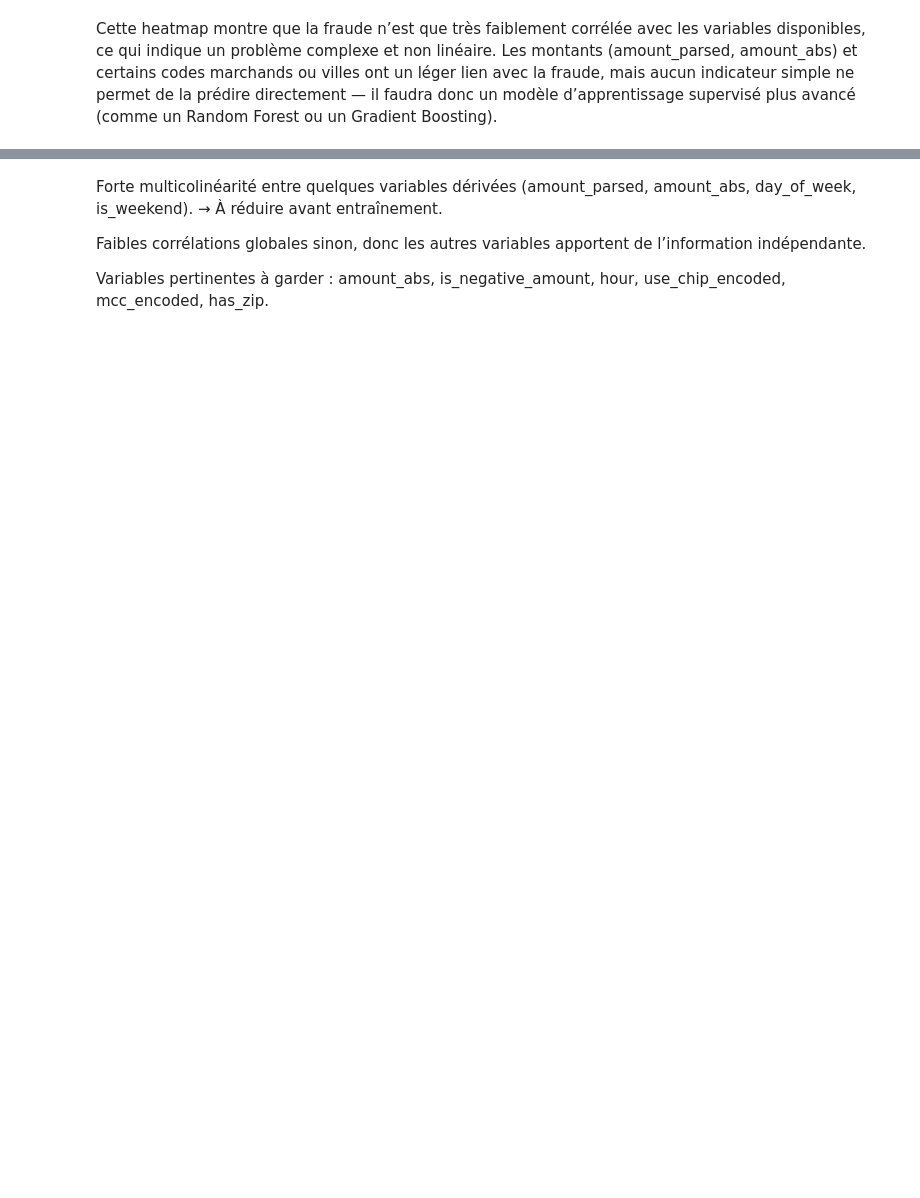
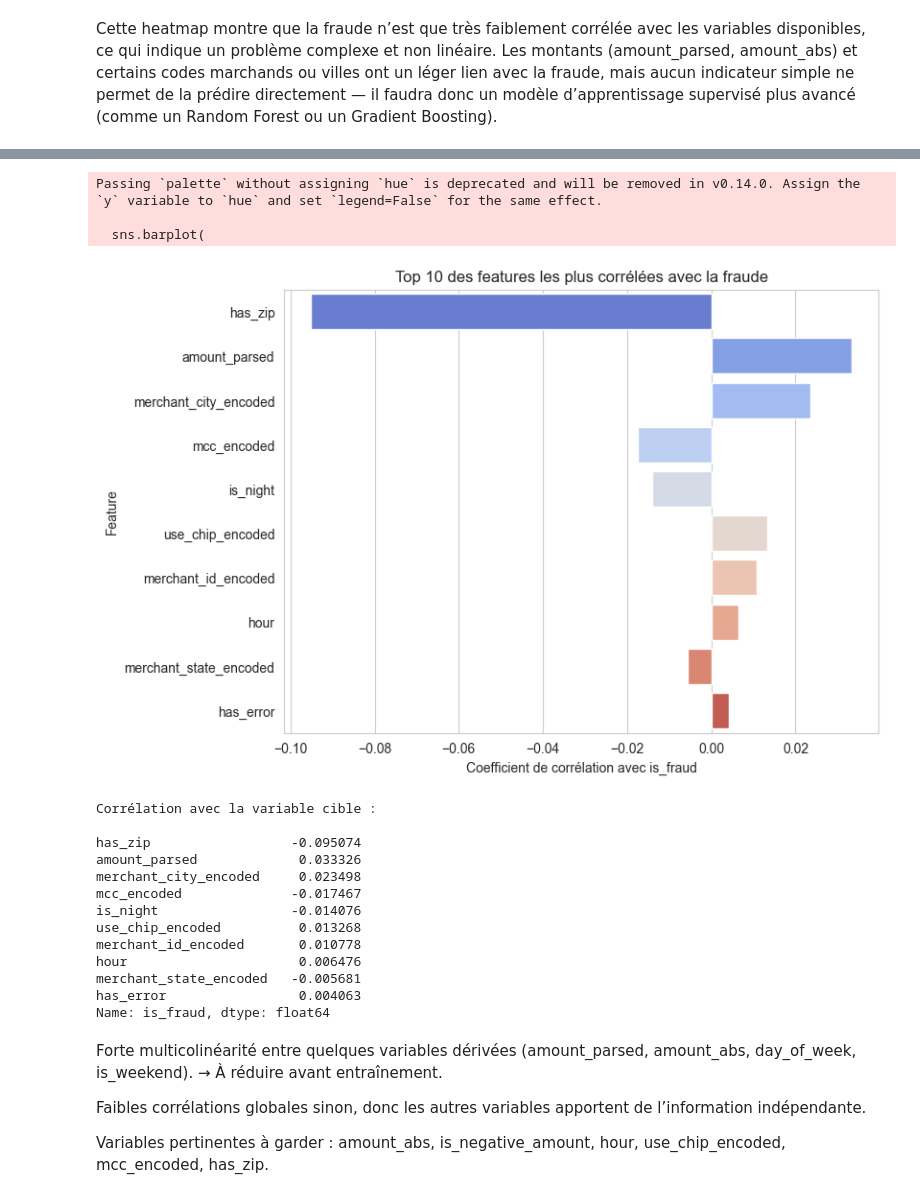
Before and after one commit to Tailroil/hackaton_finance_team2, a Jupyter notebook: notebooks/preprocessing.ipynb, the cells around one changed output, grey strips where cells are left out. Saved outputs shown, nothing was run; the diff lists cells and outputs as text; code cells hidden in the pictures; blank space fills up the shorter version.

```diff
--- a/notebooks/preprocessing.ipynb
+++ b/notebooks/preprocessing.ipynb
@@ -455,3 +475,40 @@ plt.show()
+# %%
+# Corrélation avec la variable cible
+target_corr = tx_processed[feature_cols + ['is_fraud']].corr()['is_fraud'].drop('is_fraud').sort_values(key=abs, ascending=False)
+
+# Afficher les 10 plus corrélées
+plt.figure(figsize=(8,6))
+sns.barplot(
+    x=target_corr.head(10).values,
+    y=target_corr.head(10).index,
+    palette='coolwarm'
+)
+plt.title("Top 10 des features les plus corrélées avec la fraude")
+plt.xlabel("Coefficient de corrélation avec is_fraud")
+plt.ylabel("Feature")
+plt.show()
+
+# Impression des valeurs
+print("Corrélation avec la variable cible :\n")
+print(target_corr.head(10))
+# %% [output]
+Passing `palette` without assigning `hue` is deprecated and will be removed in v0.14.0. Assign the `y` variable to `hue` and set `legend=False` for the same effect.
+
+  sns.barplot(
+[figure, added]
+Corrélation avec la variable cible :
+
+has_zip                  -0.095074
+amount_parsed             0.033326
+merchant_city_encoded     0.023498
+mcc_encoded              -0.017467
+is_night                 -0.014076
+use_chip_encoded          0.013268
+merchant_id_encoded       0.010778
+hour                      0.006476
+merchant_state_encoded   -0.005681
+has_error                 0.004063
+Name: is_fraud, dtype: float64
 # %% [markdown]
 Forte multicolinéarité entre quelques variables dérivées (amount_parsed, amount_abs, day_of_week, is_weekend).
 → À réduire avant entraînement.
```
Also changed, not shown: parts of 15 cells of this notebook, 2 other files.
